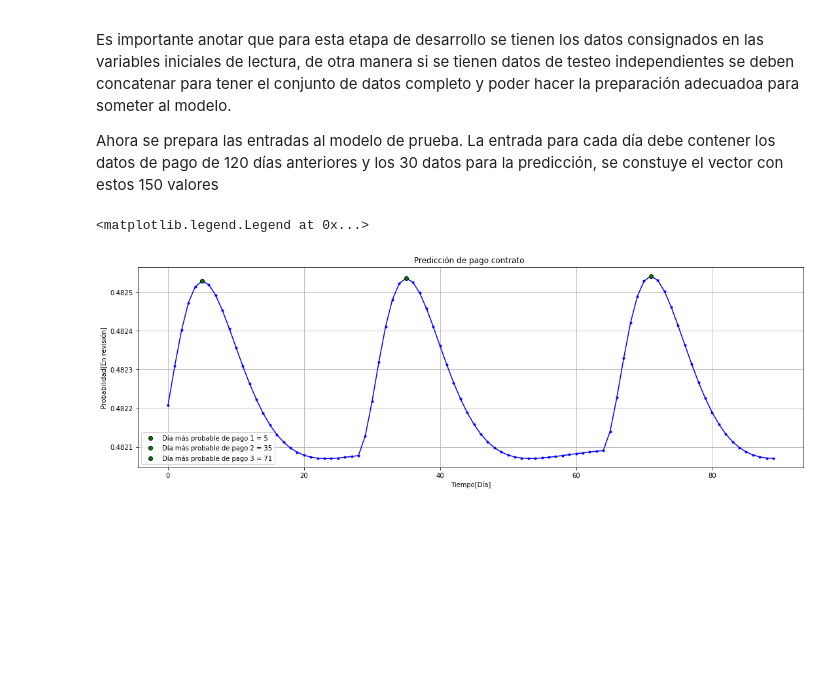
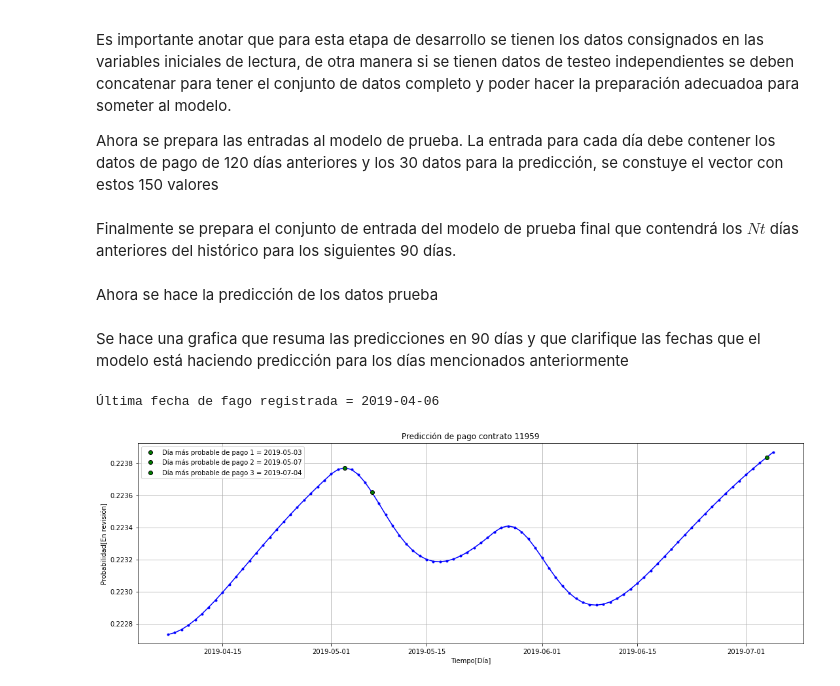
Before and after one commit to jomen93/Cartera, a Jupyter notebook: Exploracion.ipynb, the cells around one changed output. Cells and saved outputs as stored; diff of their text form; code cells hidden in the pictures; blank space fills up the shorter version.

Commit message:
Add indicators to clients and plot to identify predictions

```diff
--- a/Exploracion.ipynb
+++ b/Exploracion.ipynb
@@ -38,6 +55,6 @@ Numero de productos existentes en la base de datos = 7230
 # %% [markdown]
 Para poder hacer un estudio se elige un producto al azar de los encontrados anteriormente
 # %%
-producto_x = data["ID_CONTRATO"].value_counts().index[2]
+producto_x = data["ID_CONTRATO"].value_counts().index[1000]
 print("Producto seleccionado = {}".format(producto_x))
 # %% [output]
@@ -160,13 +207,15 @@ features_set.shape
 Se han redimensionado los datos, en este momento se propone el modelo LSTM. El modelo que se va a crear es un modelo secuencial con múltiples capas, en principio se agregan cuatro capas LSTM al modelo seguida de una capa densa que predice el día futuro de pago.
 # %%
 model = Sequential()
-model.add(LSTM(units=2, return_sequences=True, input_shape=(features_set.shape[1], 1)))
+model.add(LSTM(units=1, return_sequences=True, input_shape=(features_set.shape[1], 1)))
 model.add(Dropout(0.2))
-model.add(LSTM(units=4, return_sequences=True))
+model.add(LSTM(units=2, return_sequences=True))
 model.add(Dropout(0.2))
-model.add(LSTM(units=6, return_sequences=True))
+model.add(LSTM(units=7, return_sequences=True))
 model.add(Dropout(0.2))
-model.add(LSTM(units=8))
+model.add(LSTM(units=15, return_sequences=True))
+model.add(Dropout(0.2))
+model.add(LSTM(units=30, return_sequences=False))
 model.add(Dropout(0.2))
 model.add(Dense(units = 1, activation="sigmoid"))
 # %% [markdown]
@@ -178,6 +227,6 @@ model.compile(optimizer="adam", loss="binary_crossentropy", metrics=['accuracy']
 # %% [markdown]
 Ahora es el momento del entrenamiento del modelo que se definió anteriormente. Se hace una prueba para ver que tanto se demora el modelo
 # %%
-model.fit(features_set, labels, epochs = 10, batch_size = 128)
+model.fit(features_set, labels, epochs = 10, batch_size = 64)
 # %% [output]
 Epoch 1/10
@@ -210,6 +259,8 @@ Ahora se prepara las entradas al modelo de prueba. La entrada para cada día deb
 # %%
 test_inputs = pagos[len(pagos) - len(pagos_test) - Nt:]
 test_inputs = test_inputs.reshape(-1,1)
+# %% [markdown]
+Finalmente se prepara el conjunto de entrada del modelo de prueba final que contendrá los $Nt$ días anteriores del histórico para los siguientes 90 días.
 # %%
 test_features = list()
 for i in range(Nt, Nt+test_size):
@@ -217,40 +268,46 @@ for i in range(Nt, Nt+test_size):
 
 test_features = np.array(test_features)
 test_features = np.reshape(test_features, (test_features.shape[0], test_features.shape[1], 1))
+# %% [markdown]
+Ahora se hace la predicción de los datos prueba
 # %%
 predictions = model.predict_proba(test_features)
+# %% [markdown]
+Se hace una grafica que resuma las predicciones en 90 días y que clarifique las fechas que el modelo está haciendo predicción para los días mencionados anteriormente
 # %%
+fechas = time_product[-test_size:] + timedelta(days=test_size)
 fig, ax = plt.subplots(figsize=(15, 5), constrained_layout=True)
-plt.plot(predictions, "b-")
-plt.plot(predictions, "b.")
+plt.plot(fechas, predictions, "b-")
+plt.plot(fechas, predictions, "b.")
 
 if test_size == 30:
     day1 = np.argmax(predictions[:30])
-    plt.plot(day1, predictions[day1], "ro",label = "Día más probable de pago 1 = {}".format(day1),
+    plt.plot(fechas[day1], predictions[day1], "ro",label = "Día más probable de pago 1 = {}".format(fechas[day1]),
         color="k", markerfacecolor="g")
 if test_size == 60:
     day1 = np.argmax(predictions[:30])
     day2 = np.argmax(predictions[31:-1]) + 30
-    plt.plot(day1, predictions[day1], "ro",label = "Día más probable de pago 1 = {}".format(day1),
+    plt.plot(fechas[day1], predictions[day1], "ro",label = "Día más probable de pago 1 = {}".format(fechas[day1]),
         color="k", markerfacecolor="g")
-    plt.plot(day2, predictions[day2], "ro",label = "Día más probable de pago 2 = {}".format(day2),
+    plt.plot(fechas[day2], predictions[day2], "ro",label = "Día más probable de pago 2 = {}".format(fechas[day2]),
         color="k", markerfacecolor="g")
 if test_size == 90:
     day1 = np.argmax(predictions[:30])
     day2 = np.argmax(predictions[30:60]) + 30
     day3 = np.argmax(predictions[60:-1]) + 60
-    plt.plot(day1, predictions[day1], "ro",label = "Día más probable de pago 1 = {}".format(day1),
+    plt.plot(fechas[day1], predictions[day1], "ro",label = "Día más probable de pago 1 = {}".format(fechas[day1].date()),
         color="k", markerfacecolor="g")
-    plt.plot(day2, predictions[day2], "ro",label = "Día más probable de pago 2 = {}".format(day2),
+    plt.plot(fechas[day2], predictions[day2], "ro",label = "Día más probable de pago 2 = {}".format(fechas[day2].date()),
         color="k", markerfacecolor="g")
-    plt.plot(day3, predictions[day3], "ro",label = "Día más probable de pago 3 = {}".format(day3),
+    plt.plot(fechas[day3], predictions[day3], "ro",label = "Día más probable de pago 3 = {}".format(fechas[day3].date()),
         color="k", markerfacecolor="g")
 
-plt.title("Predicción de pago contrato ")
+plt.title("Predicción de pago contrato "+str(int(producto_x)))
 plt.xlabel("Tiempo[Día]")
 plt.ylabel("Probabilidad[En revisión]")
 plt.grid(True)
 plt.legend()
+print("Última fecha de fago registrada = {}".format(data[data["ID_CONTRATO"]==producto_x]["FECHA_PAGO"].max().date()))
 # %% [output]
-<matplotlib.legend.Legend at 0x...>
+Última fecha de fago registrada = 2019-04-06
-[figure, old version]
+[figure, new version]
```
Also changed, not shown: parts of 19 cells of this notebook.
